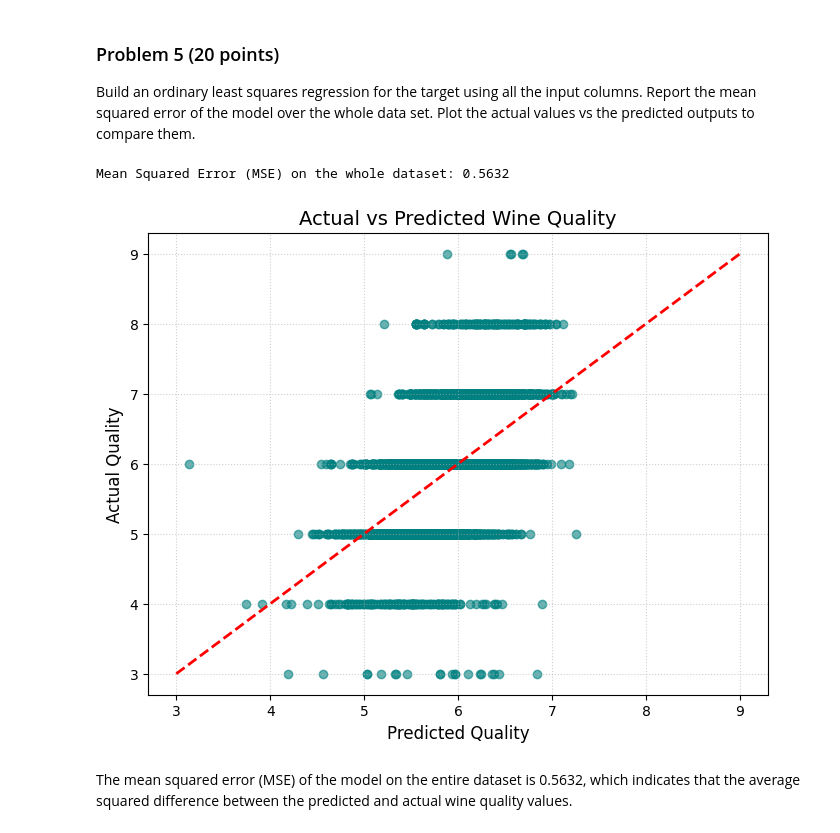
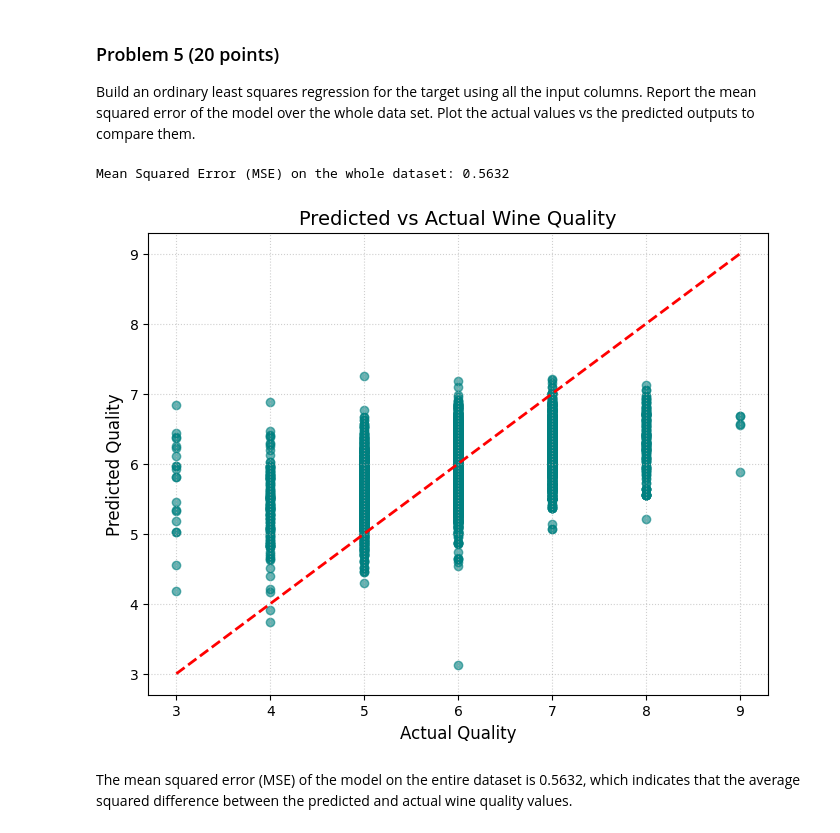
Before and after one commit to Ethnica16/dx601-final-project, a Jupyter notebook: project.ipynb, the cells around one changed output. Drawn from its saved outputs; the diff is of its cells as text; code cells hidden in the pictures.

```diff
--- a/project.ipynb
+++ b/project.ipynb
@@ -253,38 +253,41 @@ Plot the actual values vs the predicted outputs to compare them.
 # %%
 from sklearn.linear_model import LinearRegression
 from sklearn.metrics import mean_squared_error
 
 
 # Features and target
 X = df.drop('target', axis=1)
 y = df['target']
 
 # One-Hot Encode only categorical columns (if any)
 X_encoded = pd.get_dummies(X, drop_first=True)
 
 # Build and fit OLS model
 model = LinearRegression()
 model.fit(X_encoded, y)
 
 # Predict
 y_pred = model.predict(X_encoded)
 
 # Evaluate MSE
 mse = mean_squared_error(y, y_pred)
 print(f"Mean Squared Error (MSE) on the whole dataset: {mse:.4f}")
 
-# Plot actual vs predicted
+# Plot actual (x-axis) vs predicted (y-axis)
 plt.figure(figsize=(8, 6))
-plt.scatter(y_pred, y, alpha=0.6, color='teal')
-plt.plot([y.min(), y.max()], [y.min(), y.max()], 'r--', lw=2)  # y=x reference line
-plt.title('Actual vs Predicted Wine Quality', fontsize=14)
-plt.xlabel('Predicted Quality', fontsize=12)
-plt.ylabel('Actual Quality', fontsize=12)
+plt.scatter(y, y_pred, alpha=0.6, color='teal')
+
+# Reference line y = x
+plt.plot([y.min(), y.max()], [y.min(), y.max()], 'r--', lw=2)
+
+plt.title('Predicted vs Actual Wine Quality', fontsize=14)
+plt.xlabel('Actual Quality', fontsize=12)
+plt.ylabel('Predicted Quality', fontsize=12)
 plt.grid(True, linestyle=':', alpha=0.6)
 plt.show()
 # %% [output]
 Mean Squared Error (MSE) on the whole dataset: 0.5632
-[figure, old version]
+[figure, new version]
 # %% [markdown]
 The mean squared error (MSE) of the model on the entire dataset is 0.5632, which indicates that the average squared difference between the predicted and actual wine quality values.
 # %% [markdown]
```
Also changed, not shown: parts of 6 cells of this notebook.
